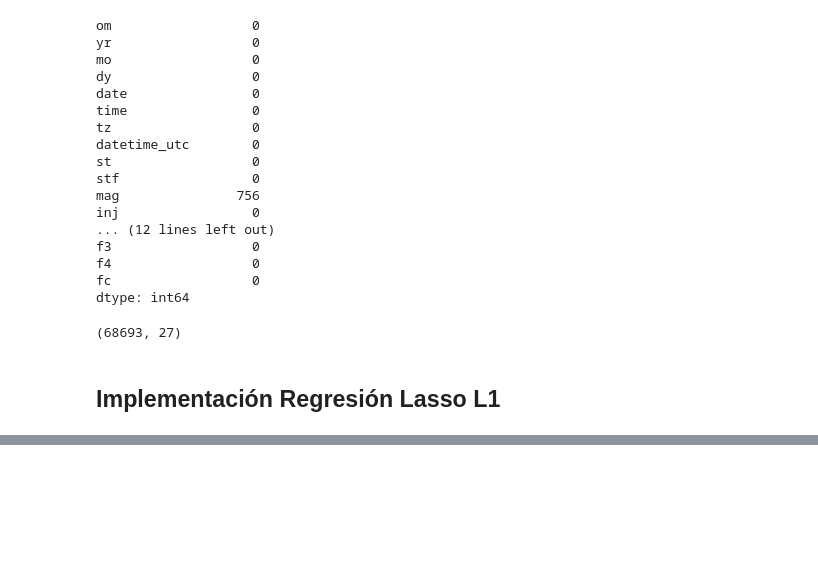
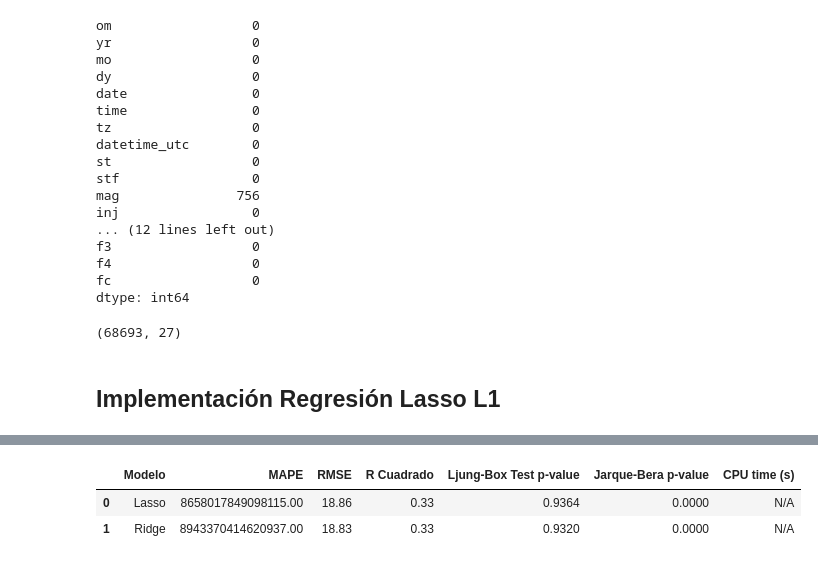
Before and after one commit to jthowinsson/Tornado_Forecast, a Jupyter notebook: docs/Regresion_Lasso.ipynb, the cells around one changed output, grey strips where cells are left out. Drawn from its saved outputs; the diff is of its cells as text; code cells hidden in the pictures; blank space fills up the shorter version.

```diff
--- a/docs/Regresion_Lasso.ipynb
+++ b/docs/Regresion_Lasso.ipynb
@@ -224,77 +233,96 @@ plt.show()
 # %%
 pip install statsmodels
 # %%
+# ------------------------
+# Paso 1: Importar los paquetes necesarios
+# ------------------------
 import numpy as np
 import pandas as pd
 from sklearn.metrics import mean_absolute_percentage_error, mean_squared_error, r2_score
 from statsmodels.stats.diagnostic import acorr_ljungbox
 from scipy.stats import jarque_bera
+from joblib import load
+from time import time  # Agregar importación de time
 
-# Ensure grid_lasso and grid_ridge are loaded
+# ------------------------
+# Paso 2: Cargar los modelos entrenados
+# ------------------------
+# Asegurarse de que los modelos estén cargados
 if 'grid_lasso' not in globals() or 'grid_ridge' not in globals():
-    from joblib import load
     grid_lasso = load('grid_lasso.joblib')
     grid_ridge = load('grid_ridge.joblib')
 
-# Haciendo predicciones con el mejor modelo de Lasso
+# ------------------------
+# Paso 3: Hacer predicciones con los modelos Lasso y Ridge
+# ------------------------
+# Predicciones con el mejor modelo de Lasso
 y_pred_lasso = grid_lasso.best_estimator_.predict(X_test)
 
-# Haciendo predicciones con el mejor modelo de Ridge
+# Predicciones con el mejor modelo de Ridge
 y_pred_ridge = grid_ridge.best_estimator_.predict(X_test)
 
-# Calculando las métricas para Lasso
+# ------------------------
+# Paso 4: Calcular las métricas para Lasso
+# ------------------------
 mape_lasso = mean_absolute_percentage_error(y_test, y_pred_lasso)
 rmse_lasso = np.sqrt(mean_squared_error(y_test, y_pred_lasso))
 r2_lasso = r2_score(y_test, y_pred_lasso)
 
-# Calculando Ljung-Box p-value para Lasso
+# Ljung-Box p-value para Lasso
 lb_test_lasso = acorr_ljungbox(y_test - y_pred_lasso, lags=[10])
 lb_p_value_lasso = lb_test_lasso['lb_pvalue'].iloc[0]  # Accede al valor p del primer lag (lag 10)
 
-# Calculando Jarque-Bera p-value para Lasso
+# Jarque-Bera p-value para Lasso
 jb_p_value_lasso = jarque_bera(y_test - y_pred_lasso)[1]
 
-# Calculando las métricas para Ridge
+# ------------------------
+# Paso 5: Calcular las métricas para Ridge
+# ------------------------
 mape_ridge = mean_absolute_percentage_error(y_test, y_pred_ridge)
 rmse_ridge = np.sqrt(mean_squared_error(y_test, y_pred_ridge))
 r2_ridge = r2_score(y_test, y_pred_ridge)
 
-# Calculando Ljung-Box p-value para Ridge
+# Ljung-Box p-value para Ridge
 lb_test_ridge = acorr_ljungbox(y_test - y_pred_ridge, lags=[10])
 lb_p_value_ridge = lb_test_ridge['lb_pvalue'].iloc[0]  # Accede al valor p del primer lag (lag 10)
 
-# Calculando Jarque-Bera p-value para Ridge
+# Jarque-Bera p-value para Ridge
 jb_p_value_ridge = jarque_bera(y_test - y_pred_ridge)[1]
 
+# ------------------------
+# Paso 6: Crear DataFrames con los resultados
+# ------------------------
 # Resultados para Lasso
-metrics_lasso = {
-    "MAPE": mape_lasso,
-    "RMSE": rmse_lasso,
-    "R Cuadrado": r2_lasso,
-    "Ljung-Box p-value": lb_p_value_lasso,
-    "Jarque-Bera p-value": jb_p_value_lasso
-}
+resultados_lasso = pd.DataFrame({
+    'Modelo': ['Lasso'],
+    'MAPE': [f"{mape_lasso:.2f}"],
+    'RMSE': [f"{rmse_lasso:.2f}"],
+    'R Cuadrado': [f"{r2_lasso:.2f}"],
+    'Ljung-Box Test p-value': [f"{lb_p_value_lasso:.4f}"],
+    'Jarque-Bera p-value': [f"{jb_p_value_lasso:.4f}"],
+    'CPU time (s)': ["N/A"]  # Tiempo de entrenamiento no disponible
+})
 
 # Resultados para Ridge
-metrics_ridge = {
-    "MAPE": mape_ridge,
-    "RMSE": rmse_ridge,
-    "R Cuadrado": r2_ridge,
-    "Ljung-Box p-value": lb_p_value_ridge,
-    "Jarque-Bera p-value": jb_p_value_ridge
-}
+resultados_ridge = pd.DataFrame({
+    'Modelo': ['Ridge'],
+    'MAPE': [f"{mape_ridge:.2f}"],
+    'RMSE': [f"{rmse_ridge:.2f}"],
+    'R Cuadrado': [f"{r2_ridge:.2f}"],
+    'Ljung-Box Test p-value': [f"{lb_p_value_ridge:.4f}"],
+    'Jarque-Bera p-value': [f"{jb_p_value_ridge:.4f}"],
+    'CPU time (s)': ["N/A"]  # Tiempo de entrenamiento no disponible
+})
 
-# Crear un DataFrame combinado para las métricas de Lasso y Ridge
-metrics_combined_df = pd.DataFrame({
-    "Lasso": metrics_lasso,
-    "Ridge": metrics_ridge
-}).T
+# ------------------------
+# Paso 7: Combinar los resultados en un solo DataFrame
+# ------------------------
+resultados_combinados = pd.concat([resultados_lasso, resultados_ridge], ignore_index=True)
 
-# Redondear los valores a dos decimales
-metrics_combined_df = metrics_combined_df.round(2)
-
-# Mostrar la tabla combinada
+# ------------------------
+# Paso 8: Mostrar los resultados
+# ------------------------
 print("Métricas combinadas para Lasso y Ridge:")
-print(metrics_combined_df)
+display(resultados_combinados)
 # %% [output]
 Métricas combinadas para Lasso y Ridge:
@@ -303,0 +329,3 @@ Ridge  8.943370e+15  18.83        0.33               0.93                  0.0
+|  | Modelo | MAPE | RMSE | R Cuadrado | Ljung-Box Test p-value | Jarque-Bera p-value | CPU time (s) |
+| 0 | Lasso | 8658017849098115.00 | 18.86 | 0.33 | 0.9364 | 0.0000 | N/A |
+| 1 | Ridge | 8943370414620937.00 | 18.83 | 0.33 | 0.9320 | 0.0000 | N/A |
```
Also changed, not shown: parts of 8 cells of this notebook, 5 other files.
